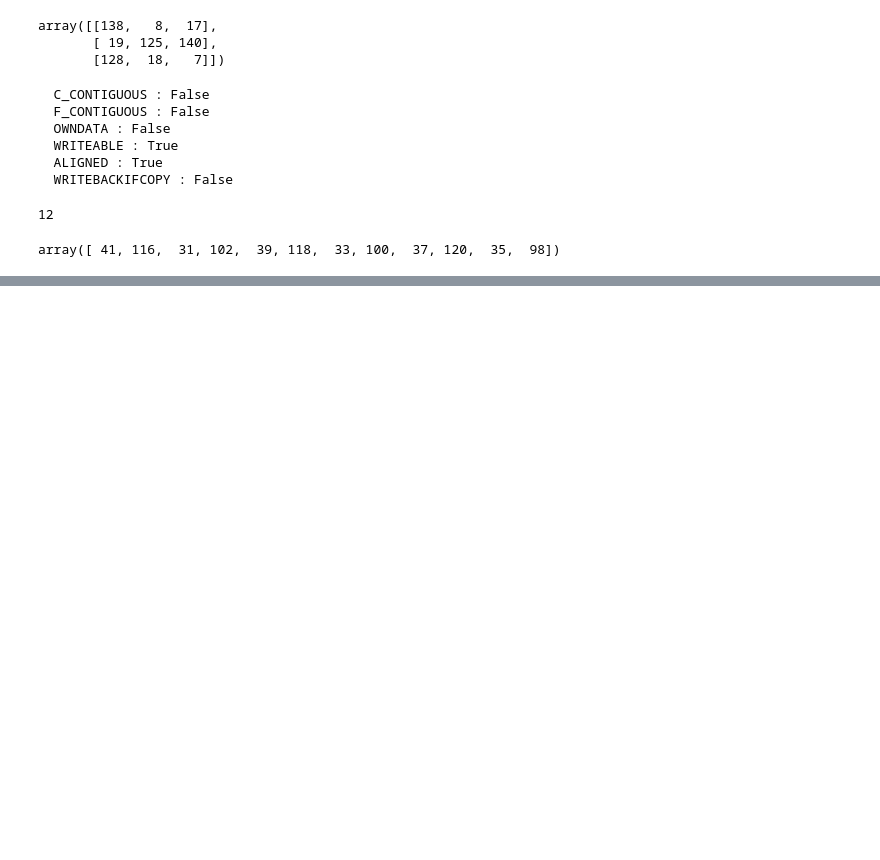
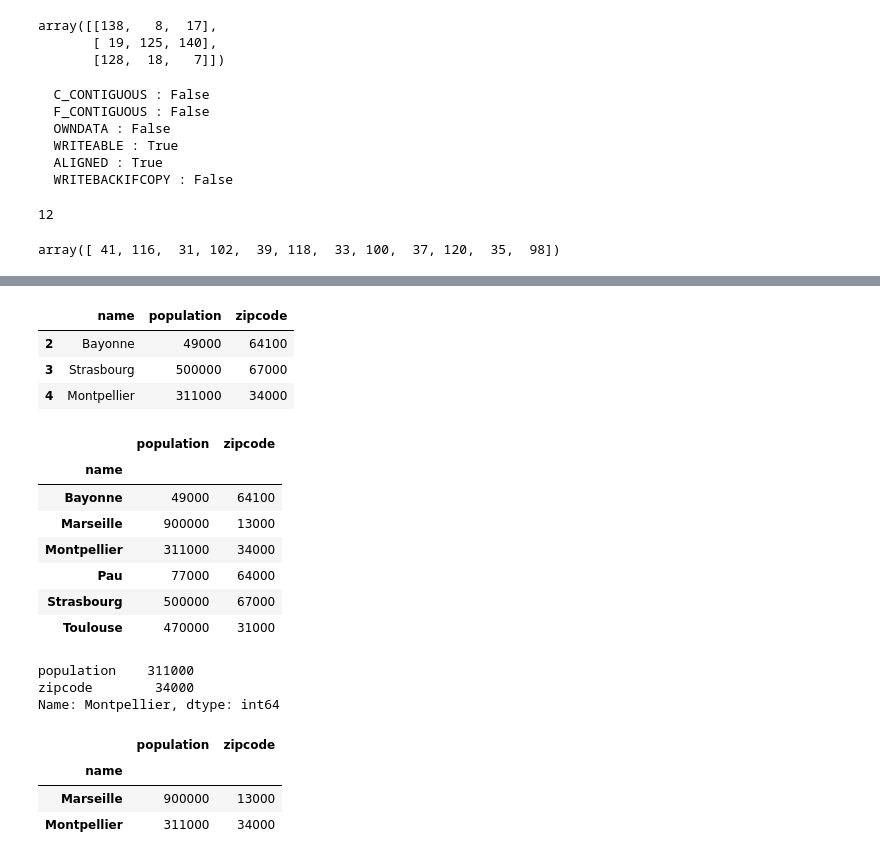
Before and after one commit to matthcol/python_advanced_202312, a Jupyter notebook: 02-slices/day2-slices.ipynb, the cells around one changed output, grey strips where cells are left out. Cells and saved outputs as stored; diff of their text form; code cells hidden in the pictures; blank space fills up the shorter version.

```diff
--- a/02-slices/day2-slices.ipynb
+++ b/02-slices/day2-slices.ipynb
@@ -213,0 +400,33 @@ array([ 41, 116,  31, 102,  39, 118,  33, 100,  37, 120,  35,  98])
+# %%
+# with .loc each bound is included
+dfCities.loc[2:4]
+# %% [output]
+|  | name | population | zipcode |
+| 2 | Bayonne | 49000 | 64100 |
+| 3 | Strasbourg | 500000 | 67000 |
+| 4 | Montpellier | 311000 | 34000 |
+# %%
+dfCitiesByName = dfCities.set_index('name').sort_index()
+dfCitiesByName
+# %% [output]
+|  | population | zipcode |
+| name |  |  |
+| Bayonne | 49000 | 64100 |
+| Marseille | 900000 | 13000 |
+| Montpellier | 311000 | 34000 |
+| Pau | 77000 | 64000 |
+| Strasbourg | 500000 | 67000 |
+| Toulouse | 470000 | 31000 |
+# %%
+dfCitiesByName.loc['Montpellier']
+# %% [output]
+population    311000
+zipcode        34000
+Name: Montpellier, dtype: int64
+# %%
+dfCitiesByName.loc['M':'Mzzzzzzzzz']
+# %% [output]
+|  | population | zipcode |
+| name |  |  |
+| Marseille | 900000 | 13000 |
+| Montpellier | 311000 | 34000 |
```
Also changed, not shown: parts of 27 cells of this notebook.
